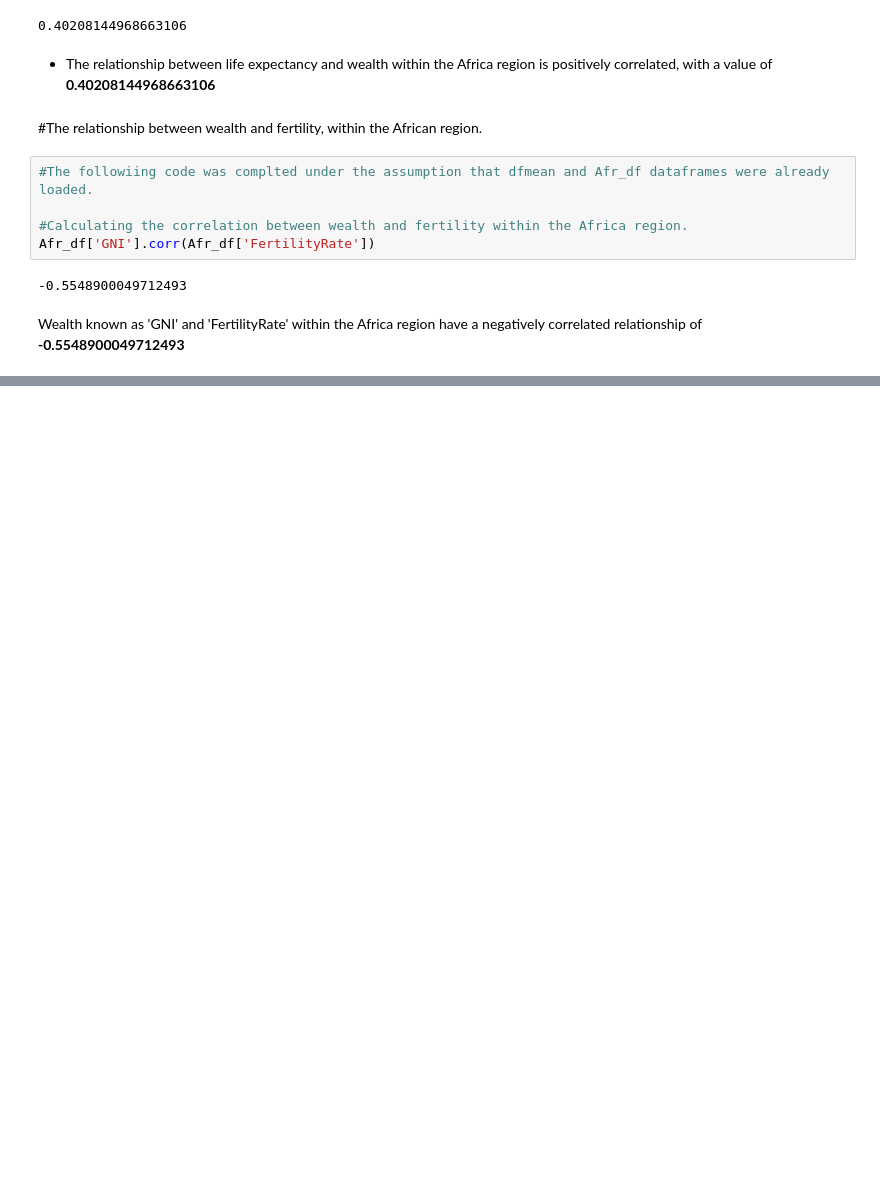
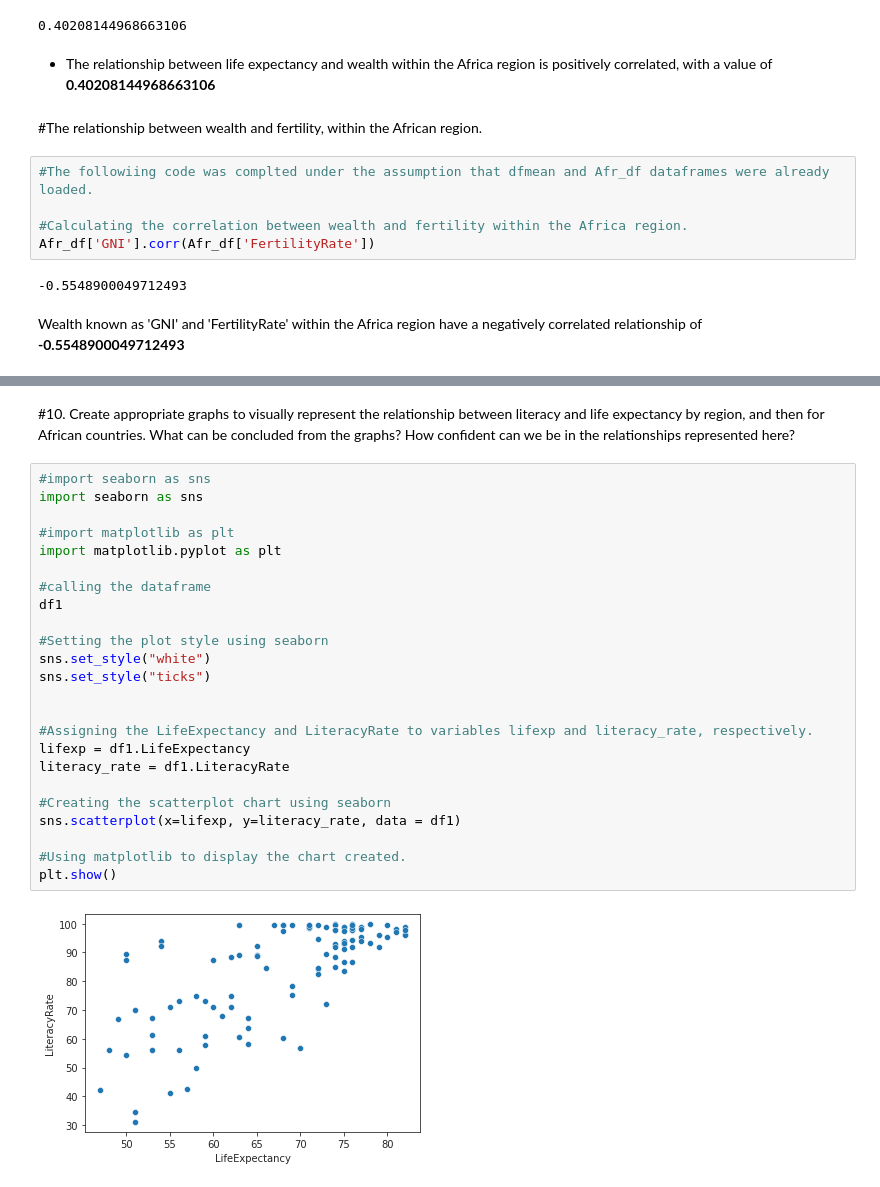
Before and after one commit to NemisysAxe/Bootcamp-Exploratory-Data-Analysis-, a Jupyter notebook: notebook.ipynb, the cells around one changed output, grey strips where cells are left out. Cells and saved outputs as stored; diff of their text form; blank space fills up the shorter version.

```diff
--- a/notebook.ipynb
+++ b/notebook.ipynb
@@ -373,0 +377,28 @@ Wealth known as 'GNI' and 'FertilityRate' within the Africa region have a negati
+# %% [markdown]
+#10. Create appropriate graphs to visually represent the relationship between literacy and life expectancy by region, and then for African countries. What can be concluded from the graphs? How confident can we be in the relationships represented here?
+# %%
+#import seaborn as sns
+import seaborn as sns
+
+#import matplotlib as plt
+import matplotlib.pyplot as plt
+
+#calling the dataframe
+df1
+
+#Setting the plot style using seaborn
+sns.set_style("white")
+sns.set_style("ticks")
+
+
+#Assigning the LifeExpectancy and LiteracyRate to variables lifexp and literacy_rate, respectively.
+lifexp = df1.LifeExpectancy
+literacy_rate = df1.LiteracyRate
+
+#Creating the scatterplot chart using seaborn
+sns.scatterplot(x=lifexp, y=literacy_rate, data = df1)
+
+#Using matplotlib to display the chart created.
+plt.show()
+# %% [output]
+[figure, added]
```
Also changed, not shown: parts of 22 cells of this notebook.
